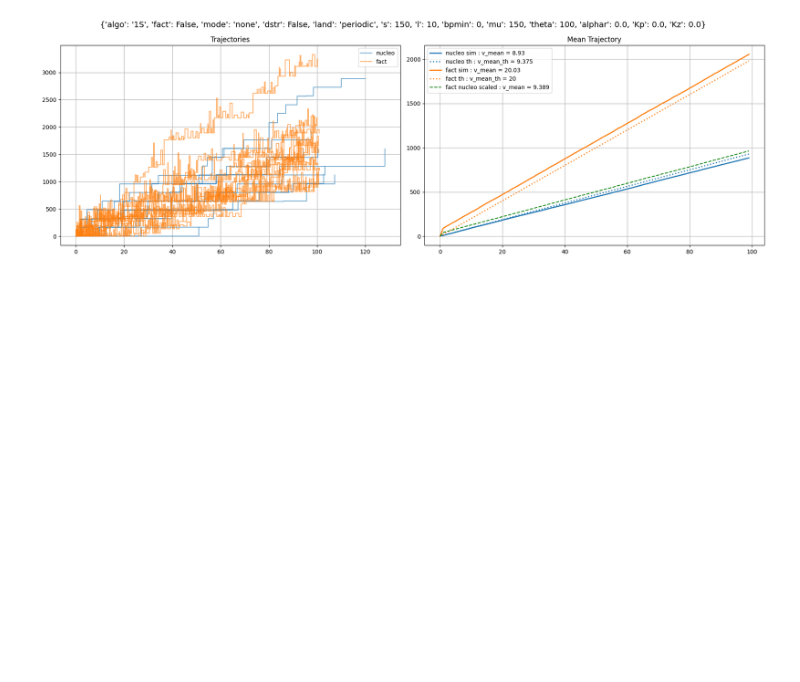
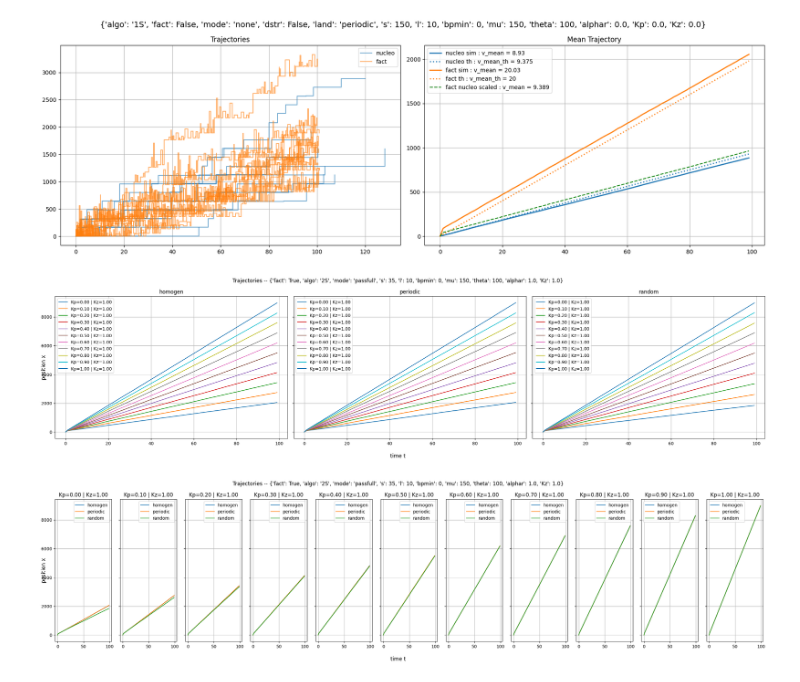
Before and after one commit to npelletbossot/Workspace, a Jupyter notebook: notebooks/work/fact_new.ipynb, the cells around one changed output. Drawn from its saved outputs; the diff is of its cells as text; code cells hidden in the pictures; blank space fills up the shorter version.

```diff
--- a/notebooks/work/fact_new.ipynb
+++ b/notebooks/work/fact_new.ipynb
@@ -169,3 +173,72 @@ plot_df_main_info(
 Scanning 131300 parquet files...
 Scanning 7128 parquet files...
 [figure]
+# %%
+# ── I.3 : DATA TRAJECTORIES ───────────────────────────────────────────────────────
+
+# ── PLOT : Function ───────────────────────────────────────────────────────────
+def plot_trajectories(
+    df: pl.DataFrame,
+    *,
+    group_by: str,           # "land" ou "kp"
+    params_fixed: dict = {},
+):
+    """
+    group_by="land" → un axe par land, une courbe par Kp
+    group_by="kp"   → un axe par Kp,   une courbe par land
+    """
+    assert group_by in ("land", "kp")
+
+    lands     = sorted(df["land"].unique().to_list())
+    Kp_values = sorted(df["Kp"].unique().to_list())
+    Kz        = df["Kz"][0]
+
+    axes_items  = lands     if group_by == "land" else Kp_values
+    inner_items = Kp_values if group_by == "land" else lands
+
+    fig, axes = plt.subplots(nrows=1, ncols=len(axes_items), figsize=(24, 6), sharey=True)
+    fig.suptitle(f"Trajectories -- {params_fixed}")
+    fig.supxlabel("time t")
+    fig.supylabel("position x")
+
+    for ax, ax_val in zip(axes, axes_items):
+        ax.set_title(f"Kp={ax_val:.2f} | Kz={Kz:.2f}" if group_by == "kp" else ax_val)
+        for inner_val in inner_items:
+            land = ax_val    if group_by == "land" else inner_val
+            Kp   = inner_val if group_by == "land" else ax_val
+            df_sub = df.filter((pl.col("land") == land) & (pl.col("Kp") == Kp))
+            if df_sub.is_empty():
+                continue
+            times        = df_sub["times"][0].to_numpy()
+            results_mean = df_sub["results_mean"][0].to_numpy()
+            v_mean       = df_sub["v_mean"][0]
+            label = f"Kp={Kp:.2f} | Kz={Kz:.2f}" if group_by == "land" \
+                    else f"{land}"
+            ax.plot(times, results_mean, label=label)
+        ax.grid(True)
+        ax.legend()
+
+    plt.tight_layout()
+    plt.show()
+
+# ── PLOT : Call ───────────────────────────────────────────────────────────────
+params_fixed = {
+    "fact"  : True,
+    "algo"  : "2S",
+    "mode"  : "passfull",
+    "s"     : 35,
+    "l"     : 10,
+    "bpmin" : 0,
+    "mu"    : 150,
+    "theta" : 100,
+    "alphar": 1.0,
+    "Kz"    : 1.00
+}
+
+df_study = df_all.filter(pl.all_horizontal(pl.col(k) == v for k, v in params_fixed.items()))
+
+plot_trajectories(df_study, group_by="land", params_fixed=params_fixed)
+plot_trajectories(df_study, group_by="kp",   params_fixed=params_fixed)
+# %% [output]
+[figure, added]
+[figure, added]
```
Also changed, not shown: parts of 4 cells of this notebook.
